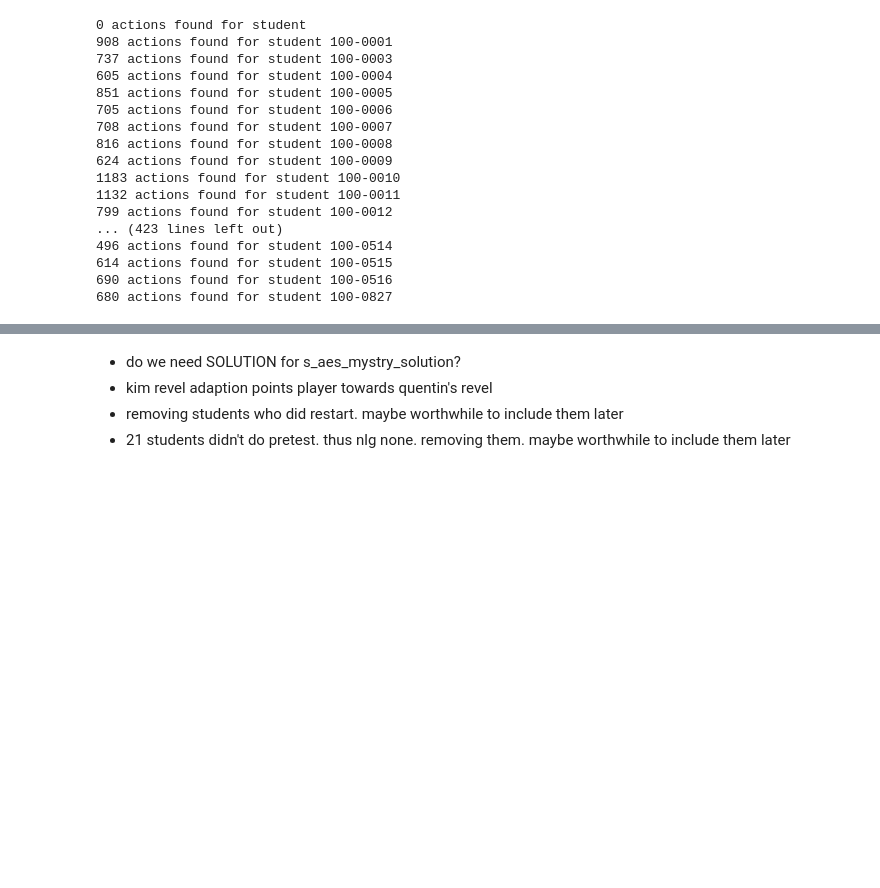
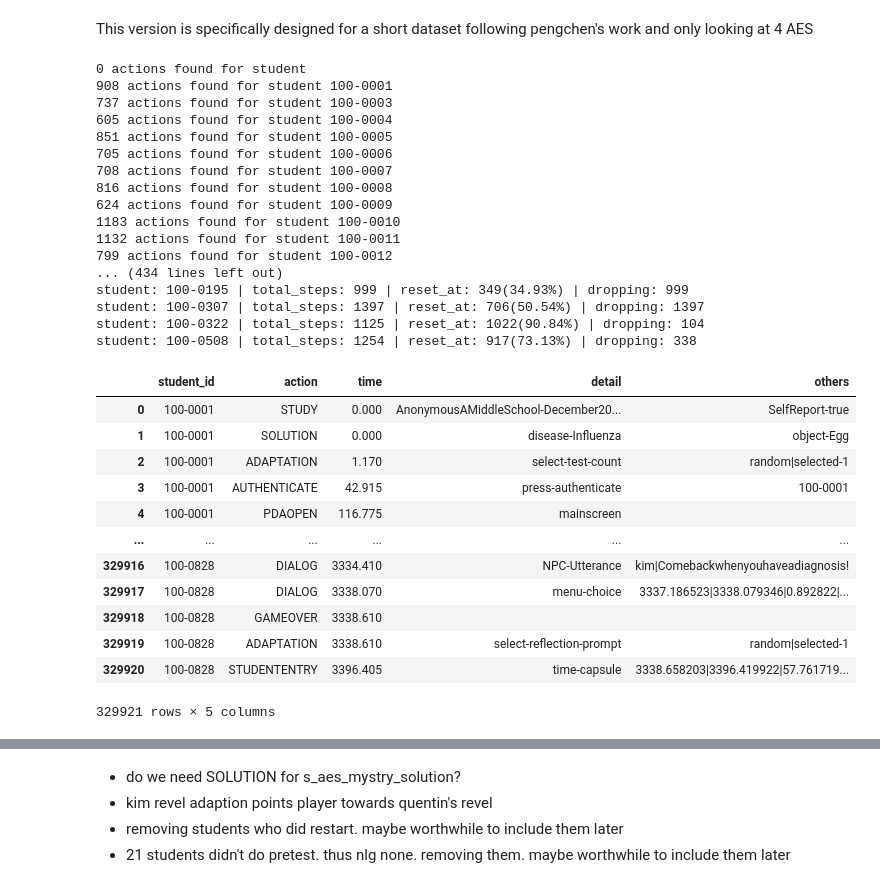
Before and after one commit to FahmidMorshed/CrystalIsland-RL, a Jupyter notebook: src/data_preprocessing.ipynb, the cells around one changed output, grey strips where cells are left out. Saved outputs shown, nothing was run; the diff lists cells and outputs as text; code cells hidden in the pictures; blank space fills up the shorter version.

```diff
--- a/src/data_preprocessing.ipynb
+++ b/src/data_preprocessing.ipynb
@@ -1,10 +1,11 @@
+# %% [markdown]
+This version is specifically designed for a short dataset following pengchen's work and only looking at 4 AES
 # %%
 import pandas as pd
 
 # read log data
 with open('../raw data/training-log-corpus.log', 'r') as f:
     logs = f.readlines()
-
 
 last_time = 0.0
 last_student = ''
@@ -16,7 +17,9 @@ for i, line in enumerate(logs):
 
     student_id = tokens[0]
     if len(student_id) != 8:
-        print(f"ERROR: in line {i}, student id length should be 8, found {len(student_id)}!")
+        print(
+            f"ERROR: in line {i}, student id length should be 8, found {len(student_id)}!"
+        )
         exit(0)
 
     action = tokens[1]
@@ -34,41 +37,95 @@ for i, line in enumerate(logs):
         action_count = 0
 
     # check is time is almost monotonic
     if last_time - time >= 1:
-        print(f"ERROR: in line {i}, time is not monotonic! current action {action}. total action found {action_count}. student {student_id}")
+        print(
+            f"ERROR: in line {i}, time is not monotonic! current action {action}. total action found {action_count}. student {student_id}"
+        )
 
     last_time = time
     last_student = student_id
     action_count += 1
 
     try:
         detail = tokens[3]
     except:
         detail = ""
 
     others = ("|").join(tokens[4:])
 
-    l.append({'student_id': student_id, 'action': action, 'time': time, 'detail': detail, 'others': others})
+    l.append({
+        'student_id': student_id,
+        'action': action,
+        'time': time,
+        'detail': detail,
+        'others': others
+    })
 
-df = pd.DataFrame(l, columns = ['student_id', 'action', 'time', 'detail', 'others'])
+df = pd.DataFrame(l,
+                  columns=['student_id', 'action', 'time', 'detail', 'others'])
+
+
+# for students with "RESET"
+# we are keeping if student reseted after planing signifcant part of the game (>70%)
+# or resetted very early (<30%)
+print("-- removing reset issues --")
+dlt_idx = []
+student_with_reset = df.loc[df['action'] == 'RESET']['student_id'].unique()
+for student in student_with_reset:
+    df_s = df.loc[df['student_id'] == student]
+    total_steps = len(df_s)
+    i = df.loc[(df['student_id'] == student)
+               & (df['action'] == 'RESET')].index[0]
+    before_reset_steps = len(df_s.loc[:i])
+    percent_before_reset = round(before_reset_steps / total_steps * 100, 2)
+    drop_curr = []
+    if percent_before_reset < 30.0:
+        drop_curr = list(df_s.loc[df_s.index[0]:i + 1].index)
+    elif percent_before_reset > 70.0:
+        drop_curr = list(df_s.loc[i:].index)
+    else:
+        drop_curr = list(df_s.index)
+
+    print(
+        "student: {0} | total_steps: {1} | reset_at: {2}({3}%) | dropping: {4}"
+        .format(student, total_steps, before_reset_steps, percent_before_reset,
+                len(drop_curr)))
+    dlt_idx += drop_curr
+
+
+df = df.drop(index=dlt_idx).reset_index(drop=True)
+df
 # %% [output]
 0 actions found for student
 908 actions found for student 100-0001
 737 actions found for student 100-0003
 605 actions found for student 100-0004
 851 actions found for student 100-0005
 705 actions found for student 100-0006
 708 actions found for student 100-0007
 816 actions found for student 100-0008
 624 actions found for student 100-0009
 1183 actions found for student 100-0010
 1132 actions found for student 100-0011
 799 actions found for student 100-0012
-... (423 lines left out)
-496 actions found for student 100-0514
-614 actions found for student 100-0515
-690 actions found for student 100-0516
-680 actions found for student 100-0827
+... (434 lines left out)
+student: 100-0195 | total_steps: 999 | reset_at: 349(34.93%) | dropping: 999
+student: 100-0307 | total_steps: 1397 | reset_at: 706(50.54%) | dropping: 1397
+student: 100-0322 | total_steps: 1125 | reset_at: 1022(90.84%) | dropping: 104
+student: 100-0508 | total_steps: 1254 | reset_at: 917(73.13%) | dropping: 338
+|  | student_id | action | time | detail | others |
+| 0 | 100-0001 | STUDY | 0.000 | AnonymousAMiddleSchool-December20... | SelfReport-true |
+| 1 | 100-0001 | SOLUTION | 0.000 | disease-Influenza | object-Egg |
+| 2 | 100-0001 | ADAPTATION | 1.170 | select-test-count | random|selected-1 |
+| 3 | 100-0001 | AUTHENTICATE | 42.915 | press-authenticate | 100-0001 |
+| 4 | 100-0001 | PDAOPEN | 116.775 | mainscreen |  |
+| ... | ... | ... | ... | ... | ... |
+| 329916 | 100-0828 | DIALOG | 3334.410 | NPC-Utterance | kim|Comebackwhenyouhaveadiagnosis! |
+| 329917 | 100-0828 | DIALOG | 3338.070 | menu-choice | 3337.186523|3338.079346|0.892822|... |
+| 329918 | 100-0828 | GAMEOVER | 3338.610 |  |  |
+| 329919 | 100-0828 | ADAPTATION | 3338.610 | select-reflection-prompt | random|selected-1 |
+| 329920 | 100-0828 | STUDENTENTRY | 3396.405 | time-capsule | 3338.658203|3396.419922|57.761719... |
+329921 rows × 5 columns
 # %%
 from collections import defaultdict
 
```
Also changed, not shown: parts of 8 cells of this notebook, 4 other files.
